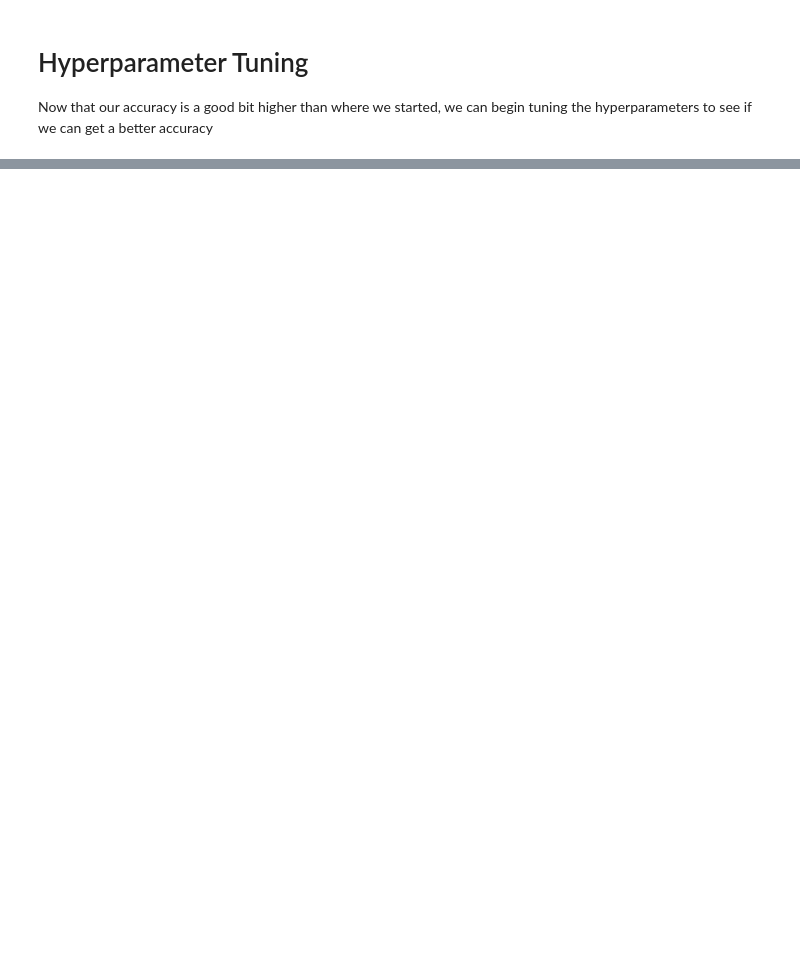
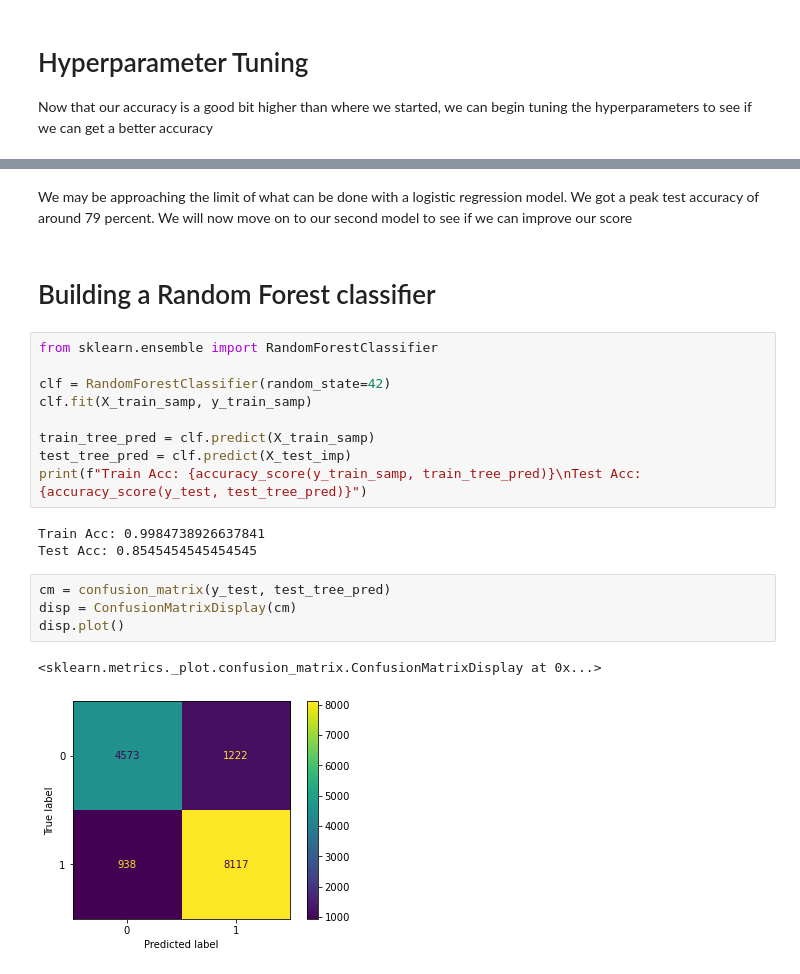
Before and after one commit to Zxhjlk/Phase3Project, a Jupyter notebook: notebooks/ModelResults.ipynb, the cells around one changed output, grey strips where cells are left out. Drawn from its saved outputs; the diff is of its cells as text; blank space fills up the shorter version.

```diff
--- a/notebooks/DataCleaning.ipynb
+++ b/notebooks/ModelResults.ipynb
@@ -345,0 +351,23 @@ disp.plot()
+# %% [markdown]
+We may be approaching the limit of what can be done with a logistic regression model. We got a peak test accuracy of around 79 percent. We will now move on to our second model to see if we can improve our score
+# %% [markdown]
+# Building a Random Forest classifier
+# %%
+from sklearn.ensemble import RandomForestClassifier
+
+clf = RandomForestClassifier(random_state=42)
+clf.fit(X_train_samp, y_train_samp)
+
+train_tree_pred = clf.predict(X_train_samp)
+test_tree_pred = clf.predict(X_test_imp)
+print(f"Train Acc: {accuracy_score(y_train_samp, train_tree_pred)}\nTest Acc: {accuracy_score(y_test, test_tree_pred)}")
+# %% [output]
+Train Acc: 0.9984738926637841
+Test Acc: 0.8545454545454545
+# %%
+cm = confusion_matrix(y_test, test_tree_pred)
+disp = ConfusionMatrixDisplay(cm)
+disp.plot()
+# %% [output]
+<sklearn.metrics._plot.confusion_matrix.ConfusionMatrixDisplay at 0x...>
+[figure, added]
```
Also changed, not shown: parts of 33 cells of this notebook.
